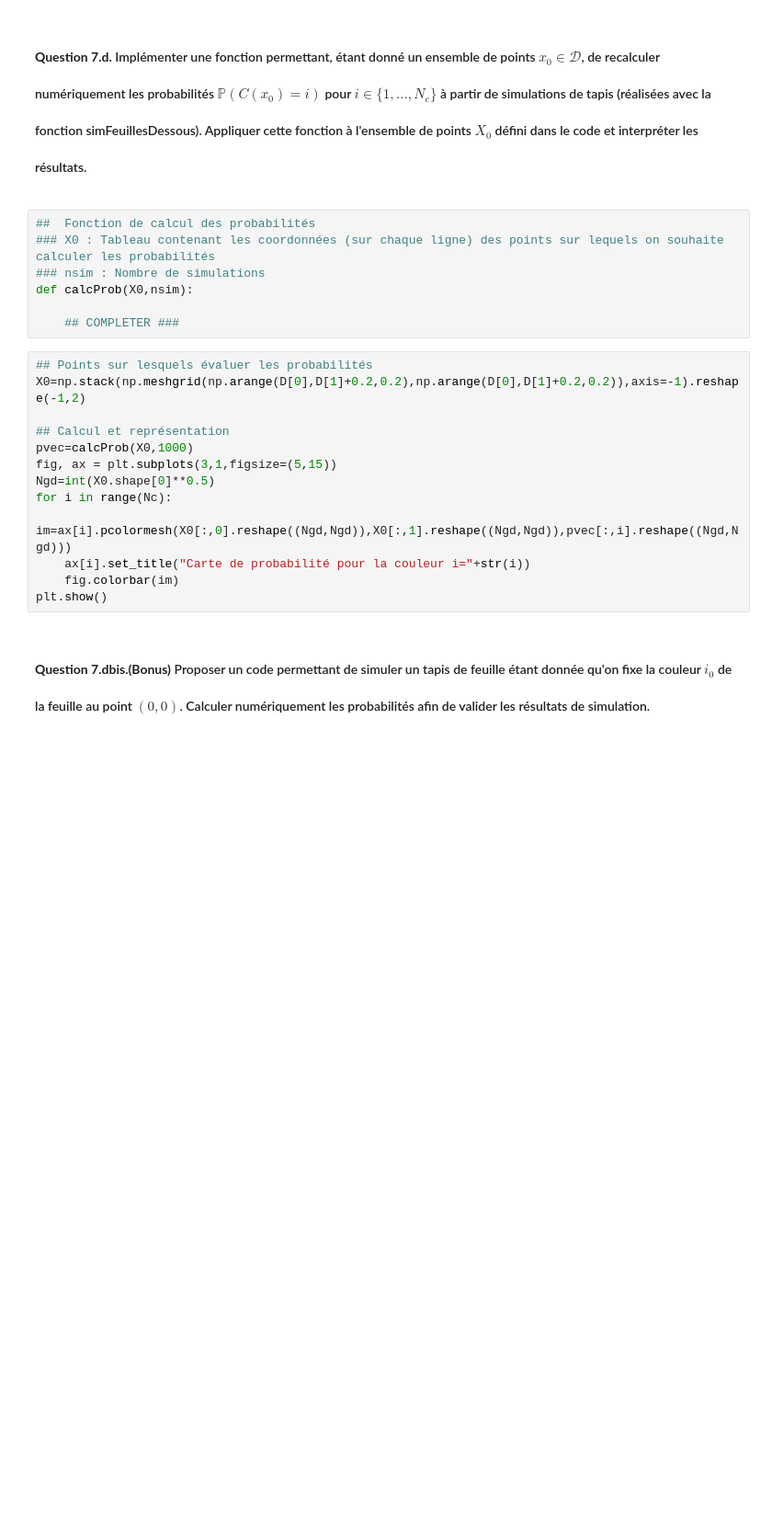
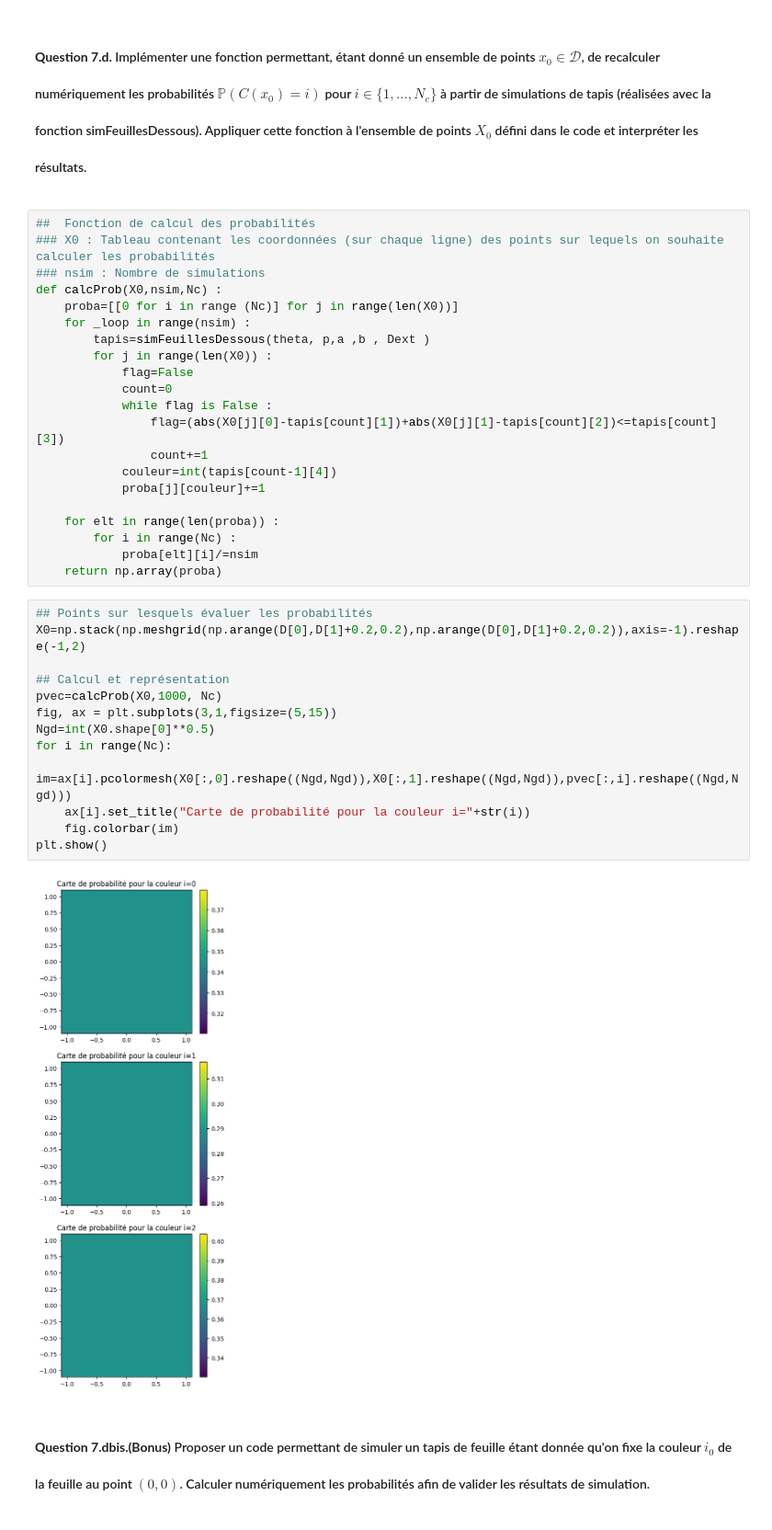
Before and after one commit to LouisedeFer/projet-proba, a Jupyter notebook: PN_Probas_24-25_VF.ipynb, the cells around one changed output. Shown at 92% size. Saved outputs shown, nothing was run; the diff lists cells and outputs as text; blank space fills up the shorter version.

```diff
--- a/PN_Probas_24-25_VF.ipynb
+++ b/PN_Probas_24-25_VF.ipynb
@@ -917,26 +921,42 @@ $$P(C(x_0)=i)=\frac{p_i r_i^2}{\sum_{j=1}^{N_c} p_jr_j^2}$$
 <h1 style="font-family: Georgia, serif;font-size: 1em;margin-left: 3em;margin-right: 4em;">
 
 **Question 7.d.** Implémenter une fonction permettant, étant donné un ensemble de points $x_0\in\mathcal{D}$, de recalculer numériquement les probabilités $\mathbb{P}(C(x_0)=i)$ pour $i\in\lbrace 1, \dots, N_c\rbrace$ à partir de simulations de tapis (réalisées avec la fonction simFeuillesDessous). Appliquer cette fonction à l'ensemble de points $X_0$ défini dans le code et interpréter les résultats.
-# %%
-##  Fonction de calcul des probabilités
-### X0 : Tableau contenant les coordonnées (sur chaque ligne) des points sur lequels on souhaite calculer les probabilités
-### nsim : Nombre de simulations
-def calcProb(X0,nsim):
-
-    ## COMPLETER ###
+# %%
+##  Fonction de calcul des probabilités
+### X0 : Tableau contenant les coordonnées (sur chaque ligne) des points sur lequels on souhaite calculer les probabilités
+### nsim : Nombre de simulations
+def calcProb(X0,nsim,Nc) :
+    proba=[[0 for i in range (Nc)] for j in range(len(X0))]
+    for _loop in range(nsim) :
+        tapis=simFeuillesDessous(theta, p,a ,b , Dext )
+        for j in range(len(X0)) :
+            flag=False
+            count=0
+            while flag is False :
+                flag=(abs(X0[j][0]-tapis[count][1])+abs(X0[j][1]-tapis[count][2])<=tapis[count][3])
+                count+=1
+            couleur=int(tapis[count-1][4])
+            proba[j][couleur]+=1
+
+    for elt in range(len(proba)) :
+        for i in range(Nc) :
+            proba[elt][i]/=nsim
+    return np.array(proba)
 # %%
 ## Points sur lesquels évaluer les probabilités
 X0=np.stack(np.meshgrid(np.arange(D[0],D[1]+0.2,0.2),np.arange(D[0],D[1]+0.2,0.2)),axis=-1).reshape(-1,2)
 
 ## Calcul et représentation
-pvec=calcProb(X0,1000)
+pvec=calcProb(X0,1000, Nc)
 fig, ax = plt.subplots(3,1,figsize=(5,15))
 Ngd=int(X0.shape[0]**0.5)
 for i in range(Nc):
     im=ax[i].pcolormesh(X0[:,0].reshape((Ngd,Ngd)),X0[:,1].reshape((Ngd,Ngd)),pvec[:,i].reshape((Ngd,Ngd)))
     ax[i].set_title("Carte de probabilité pour la couleur i="+str(i))
     fig.colorbar(im)
 plt.show()
+# %% [output]
+[figure, added]
 # %% [markdown]
 <h1 style="font-family: Georgia, serif;font-size: 1em;margin-left: 3em;margin-right: 4em;">
 
```
Also changed, not shown: parts of 17 cells of this notebook.
